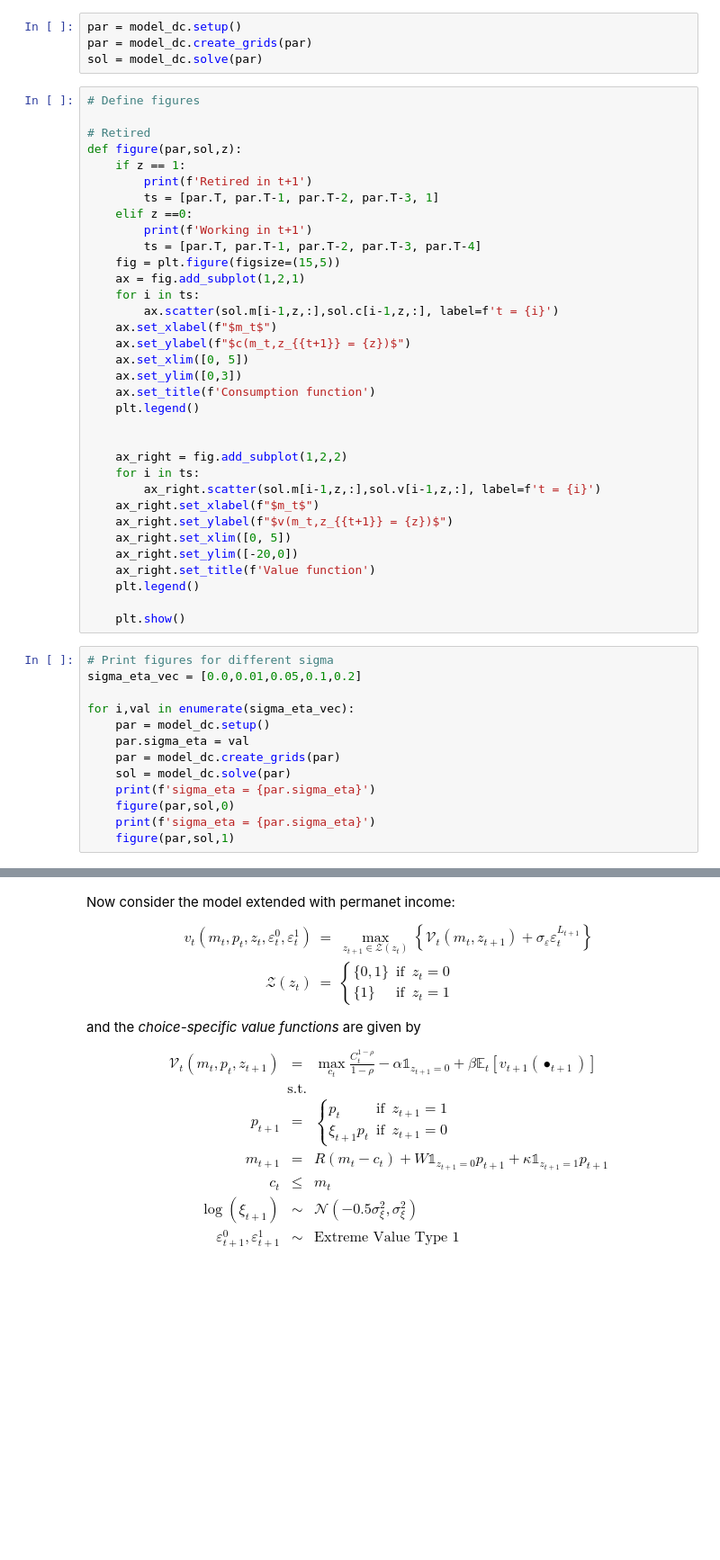
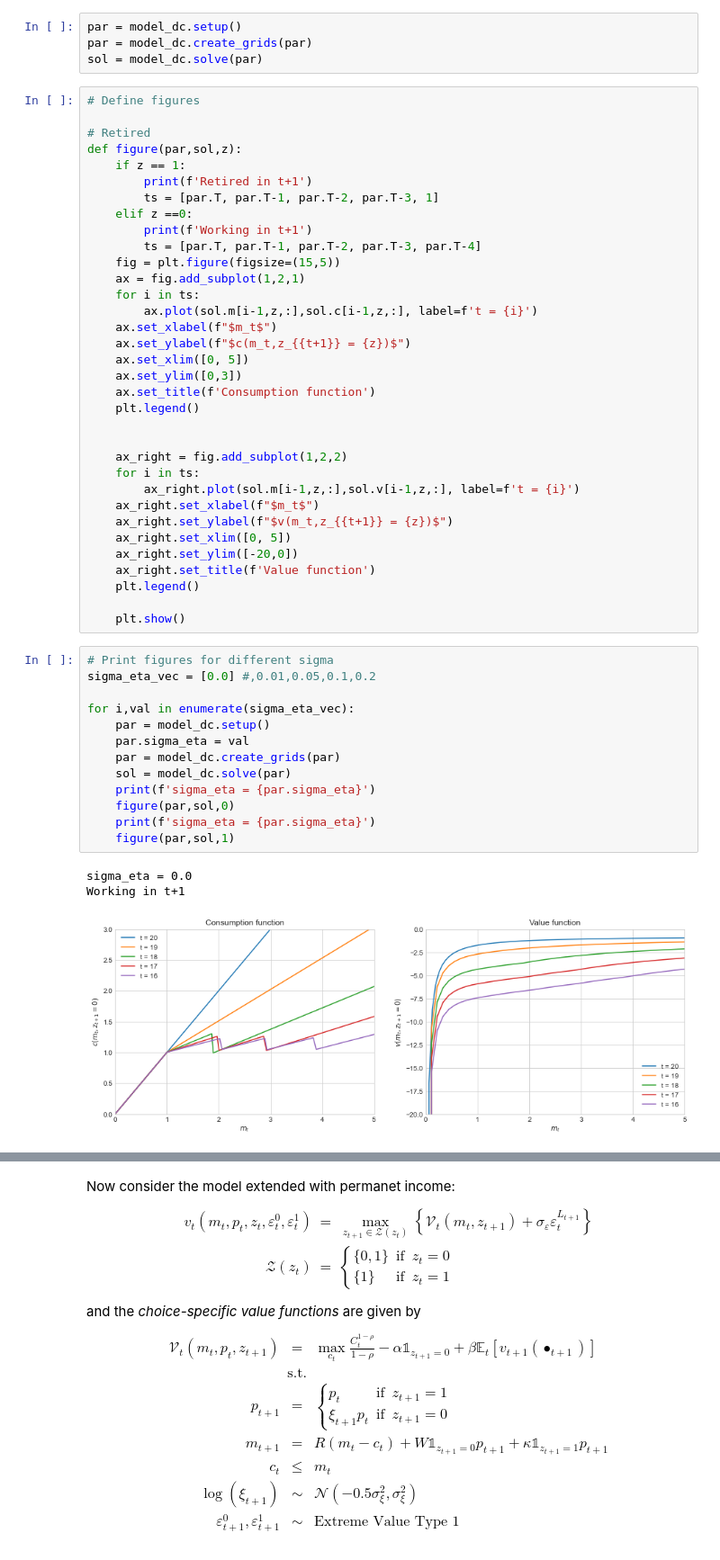
Before and after one commit to madsankern/DynamicProgramming, a Jupyter notebook: ex2_expost/Exercise_3.ipynb, the cells around one changed output, grey strips where cells are left out. Shown at 90% size. Saved outputs shown, nothing was run; the diff lists cells and outputs as text; blank space fills up the shorter version.

```diff
--- a/ex2_expost/Exercise_3.ipynb
+++ b/ex2_expost/Exercise_3.ipynb
@@ -57,7 +57,7 @@ def figure(par,sol,z):
     fig = plt.figure(figsize=(15,5))
     ax = fig.add_subplot(1,2,1)
     for i in ts:
-        ax.scatter(sol.m[i-1,z,:],sol.c[i-1,z,:], label=f't = {i}')
+        ax.plot(sol.m[i-1,z,:],sol.c[i-1,z,:], label=f't = {i}')
     ax.set_xlabel(f"$m_t$")
     ax.set_ylabel(f"$c(m_t,z_{{t+1}} = {z})$")
     ax.set_xlim([0, 5])
@@ -68,7 +68,7 @@ def figure(par,sol,z):
 
     ax_right = fig.add_subplot(1,2,2)
     for i in ts:
-        ax_right.scatter(sol.m[i-1,z,:],sol.v[i-1,z,:], label=f't = {i}')
+        ax_right.plot(sol.m[i-1,z,:],sol.v[i-1,z,:], label=f't = {i}')
     ax_right.set_xlabel(f"$m_t$")
     ax_right.set_ylabel(f"$v(m_t,z_{{t+1}} = {z})$")
     ax_right.set_xlim([0, 5])
@@ -79,14 +79,18 @@ def figure(par,sol,z):
     plt.show()
 # %%
 # Print figures for different sigma
-sigma_eta_vec = [0.0,0.01,0.05,0.1,0.2]
+sigma_eta_vec = [0.0] #,0.01,0.05,0.1,0.2
 
 for i,val in enumerate(sigma_eta_vec):
     par = model_dc.setup()
     par.sigma_eta = val
     par = model_dc.create_grids(par)
     sol = model_dc.solve(par)
     print(f'sigma_eta = {par.sigma_eta}')
     figure(par,sol,0)
     print(f'sigma_eta = {par.sigma_eta}')
     figure(par,sol,1)
+# %% [output]
+sigma_eta = 0.0
+Working in t+1
+[figure, added]
```
Also changed, not shown: parts of 3 cells of this notebook, 3 other files.
